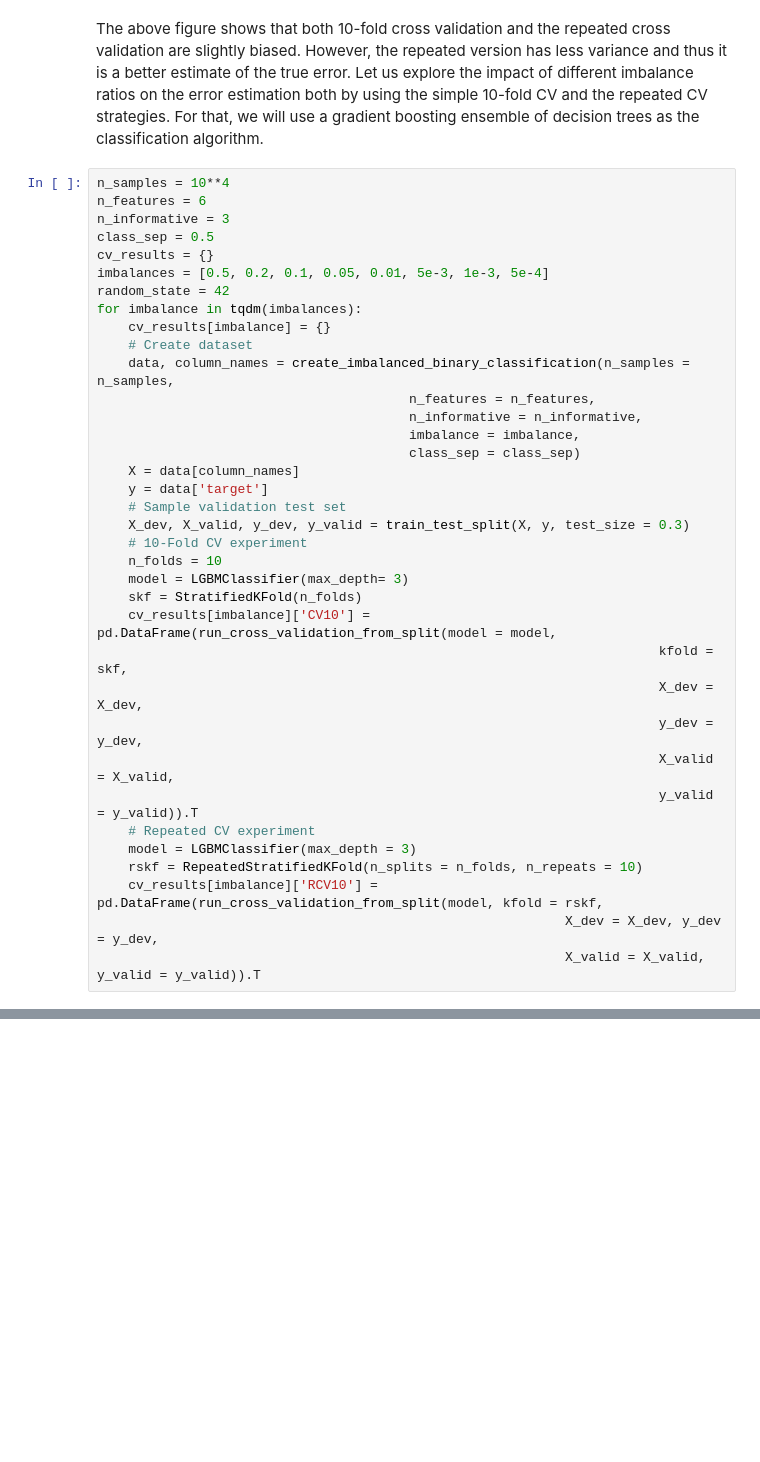
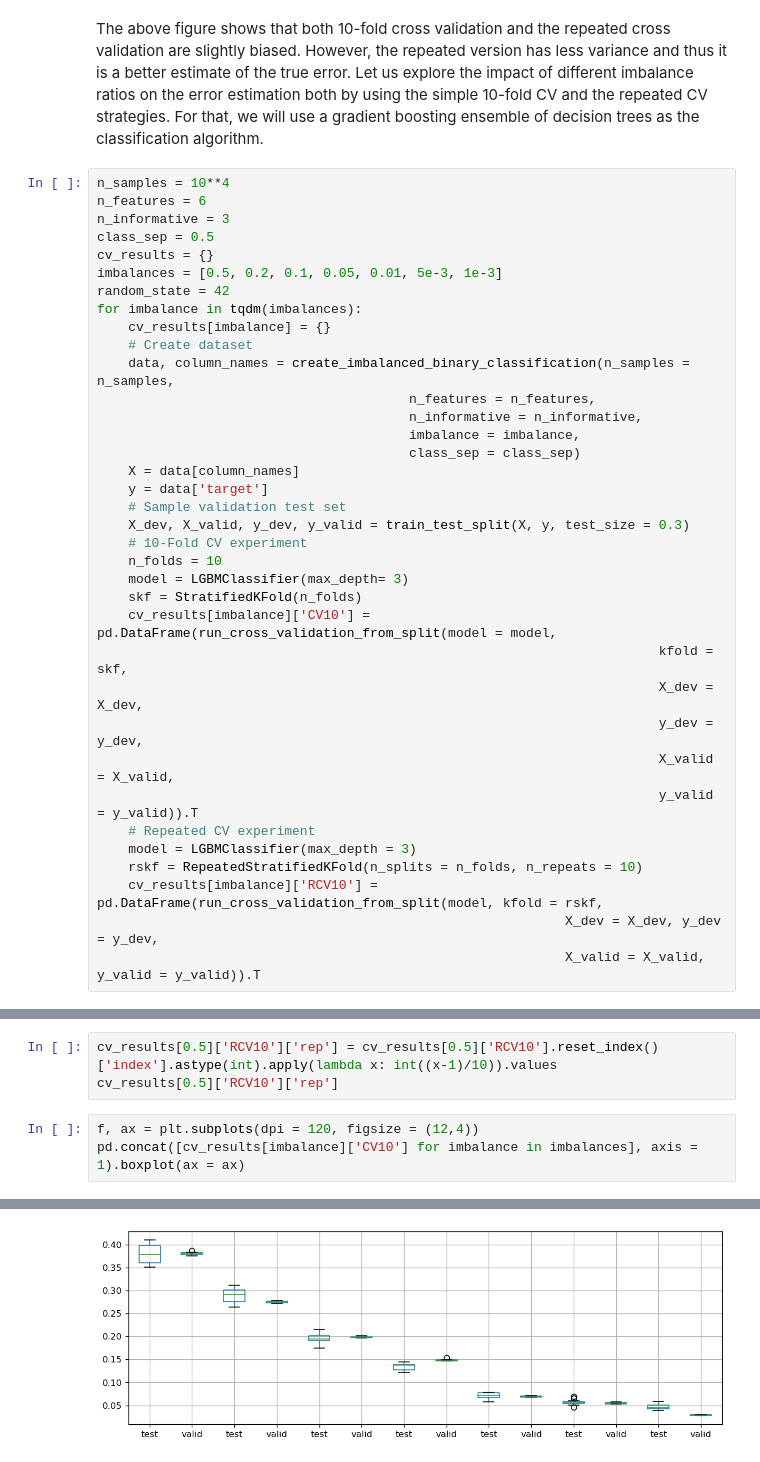
Before and after one commit to pibieta/imbalanced_learning, a Jupyter notebook: notebooks/Model-Selection-1-Error-Estimation.ipynb, the cells around one changed output, grey strips where cells are left out. Saved outputs shown, nothing was run; the diff lists cells and outputs as text; blank space fills up the shorter version.

Commit message:
added imbalance dependance experiment, needs plots yet

```diff
--- a/notebooks/Model-Selection-1-Error-Estimation.ipynb
+++ b/notebooks/Model-Selection-1-Error-Estimation.ipynb
@@ -286,7 +286,7 @@ n_features = 6
 n_informative = 3
 class_sep = 0.5
 cv_results = {}
-imbalances = [0.5, 0.2, 0.1, 0.05, 0.01, 5e-3, 1e-3, 5e-4]
+imbalances = [0.5, 0.2, 0.1, 0.05, 0.01, 5e-3, 1e-3]
 random_state = 42
 for imbalance in tqdm(imbalances):
     cv_results[imbalance] = {}
@@ -341,0 +327,7 @@ cv_results[0.5]['CV10']
+# %%
+cv_results[0.5]['RCV10']['rep'] = cv_results[0.5]['RCV10'].reset_index()['index'].astype(int).apply(lambda x: int((x-1)/10)).values
+cv_results[0.5]['RCV10']['rep']
+# %%
+f, ax = plt.subplots(dpi = 120, figsize = (12,4))
+pd.concat([cv_results[imbalance]['CV10'] for imbalance in imbalances], axis = 1).boxplot(ax = ax)
+# %% [output]
@@ -341,0 +335 @@ cv_results[0.5]['CV10']
+[figure, added]
```
Also changed, not shown: parts of 6 cells of this notebook.
